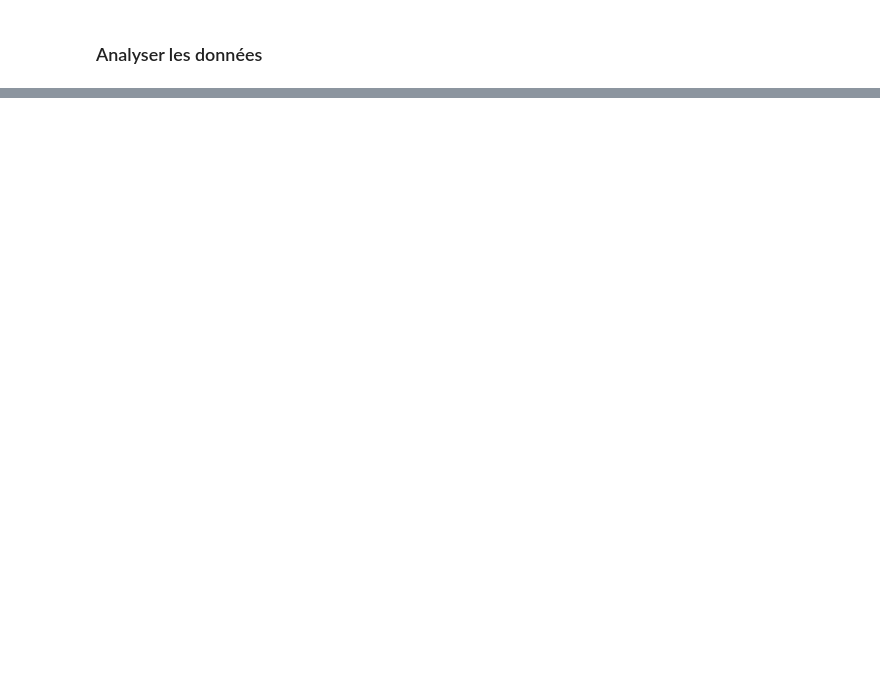
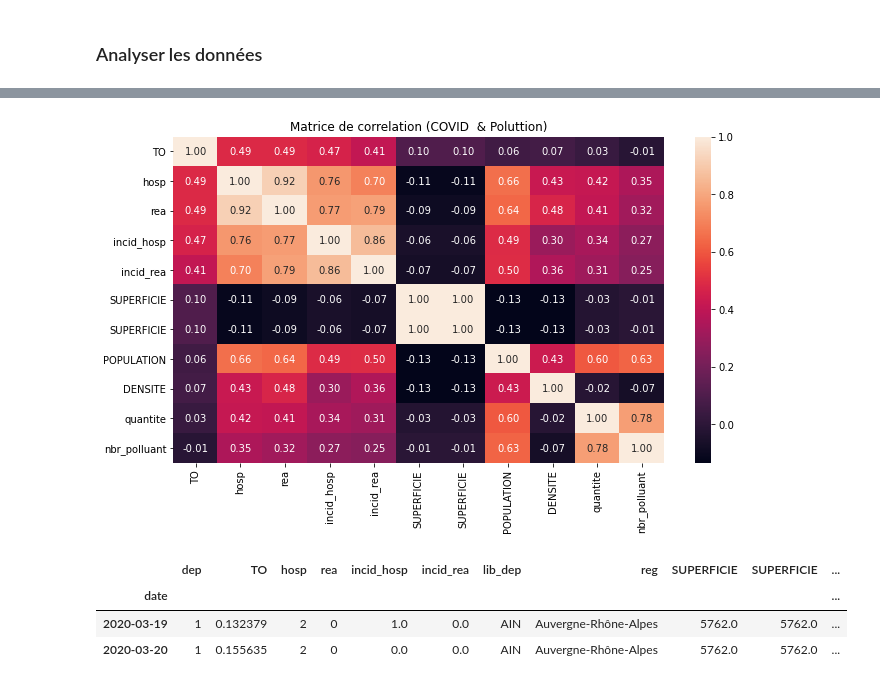
Before and after one commit to SaciaHouioua/Covid, a Jupyter notebook: DBCovidImpact.ipynb, the cells around one changed output, grey strips where cells are left out. Cells and saved outputs as stored; diff of their text form; code cells hidden in the pictures; blank space fills up the shorter version.

```diff
--- a/DBCovidImpact.ipynb
+++ b/DBCovidImpact.ipynb
@@ -106,0 +274,11 @@ L'objectif est de  le récupérer par la suite dans  le NoteBook MLCovidImpact
+# %%
+# Récupérer le DATAset ML : une jointure entre la table Indicateurs et Departement_pollution.
+# cette dernière est une table intermédiaire créer par SQL .
+# A faire la requête qui permet de récuprer le même résultat sans passer par des tables intermédiare
+
+QueryML = "select I.date,I.dep,I.TO,I.hosp,I.rea,I.incid_hosp,\
+I.incid_rea,DP.lib_dep,DP.reg,DP.SUPERFICIE,DP.SUPERFICIE,DP.POPULATION,\
+DP.DENSITE,DP.quantite,DP.nbr_polluant from Indicateurs I \
+left join Departements_Pollution DP On I.dep = DP.dep"
+
+df_COVID1= pd.read_sql_query(QueryML, engine)
@@ -106,0 +304,2 @@ L'objectif est de  le récupérer par la suite dans  le NoteBook MLCovidImpact
+# %%
+df_COVID = df_COVID1.copy()
@@ -106,0 +318,7 @@ L'objectif est de  le récupérer par la suite dans  le NoteBook MLCovidImpact
+# %%
+plt.subplots(figsize=(11,6))
+sns.heatmap(df_COVID.corr(), annot=True, fmt=".2f")
+plt.title('Matrice de correlation (COVID  & Poluttion)')
+plt.show()
+# %% [output]
+[figure, added]
@@ -106,0 +331,7 @@ L'objectif est de  le récupérer par la suite dans  le NoteBook MLCovidImpact
+# %%
+df_COVID.head(2)
+# %% [output]
+|  | dep | TO | hosp | rea | incid_hosp | incid_rea | lib_dep | reg | SUPERFICIE | SUPERFICIE | ... |
+| date |  |  |  |  |  |  |  |  |  |  | ... |
+| 2020-03-19 | 1 | 0.132379 | 2 | 0 | 1.0 | 0.0 | AIN | Auvergne-Rhône-Alpes | 5762.0 | 5762.0 | ... |
+| 2020-03-20 | 1 | 0.155635 | 2 | 0 | 0.0 | 0.0 | AIN | Auvergne-Rhône-Alpes | 5762.0 | 5762.0 | ... |
```
Also changed, not shown: parts of 48 cells of this notebook.
